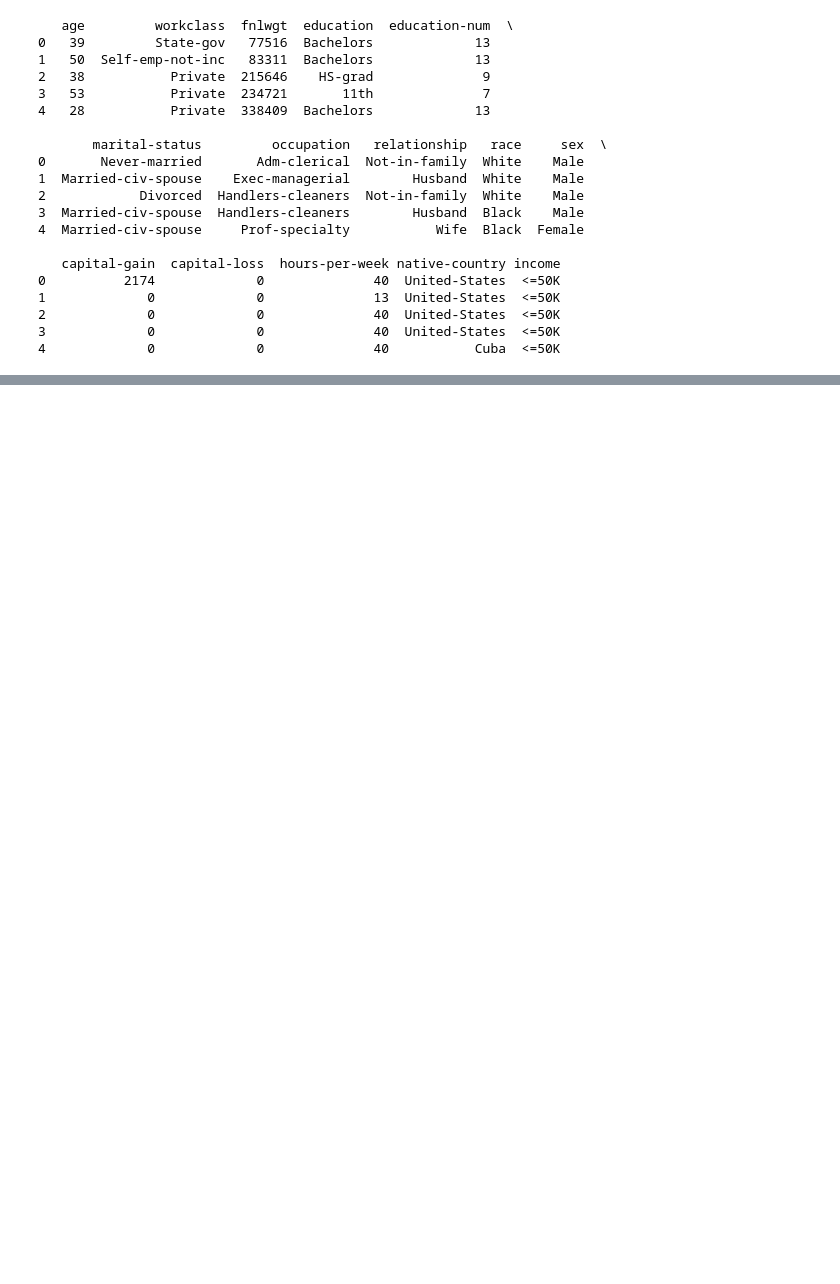
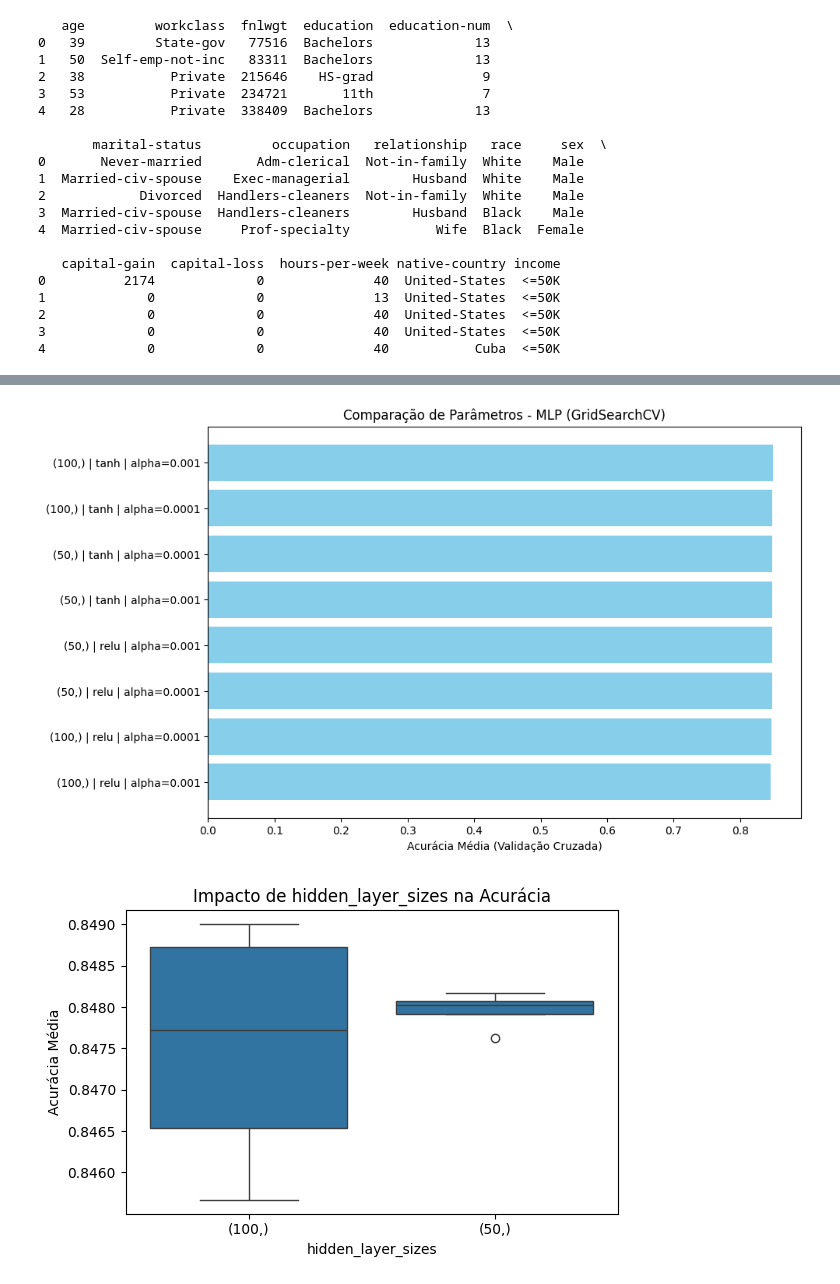
Before and after one commit to Joao-Giaretta/mlb, a Jupyter notebook: rede_neural.ipynb, the cells around one changed output, grey strips where cells are left out. Drawn from its saved outputs; the diff is of its cells as text; code cells hidden in the pictures; blank space fills up the shorter version.

```diff
--- a/rede_neural.ipynb
+++ b/rede_neural.ipynb
@@ -124,0 +180,31 @@ plt.show()
+# %%
+# Pegar os resultados do GridSearch
+results = pd.DataFrame(grid_search.cv_results_)
+
+# Criar uma coluna com a descrição da combinação de parâmetros
+results['param_combo'] = results['param_hidden_layer_sizes'].astype(str) + ' | ' + \
+                         results['param_activation'].astype(str) + ' | alpha=' + \
+                         results['param_alpha'].astype(str)
+
+# Ordenar por acurácia
+results.sort_values(by='mean_test_score', ascending=False, inplace=True)
+
+# Plot
+plt.figure(figsize=(10, 6))
+plt.barh(results['param_combo'], results['mean_test_score'], color='skyblue')
+plt.xlabel('Acurácia Média (Validação Cruzada)')
+plt.title('Comparação de Parâmetros - MLP (GridSearchCV)')
+plt.gca().invert_yaxis()  # Coloca o melhor em cima
+plt.tight_layout()
+plt.show()
+
+plt.figure(figsize=(6, 4))
+sns.boxplot(x=results['param_hidden_layer_sizes'].astype(str), y=results['mean_test_score'])
+plt.title('Impacto de hidden_layer_sizes na Acurácia')
+plt.xlabel('hidden_layer_sizes')
+plt.ylabel('Acurácia Média')
+plt.tight_layout()
+plt.show()
+# %% [output]
+[figure, added]
+[figure, added]
```
Also changed, not shown: parts of 5 cells of this notebook.
